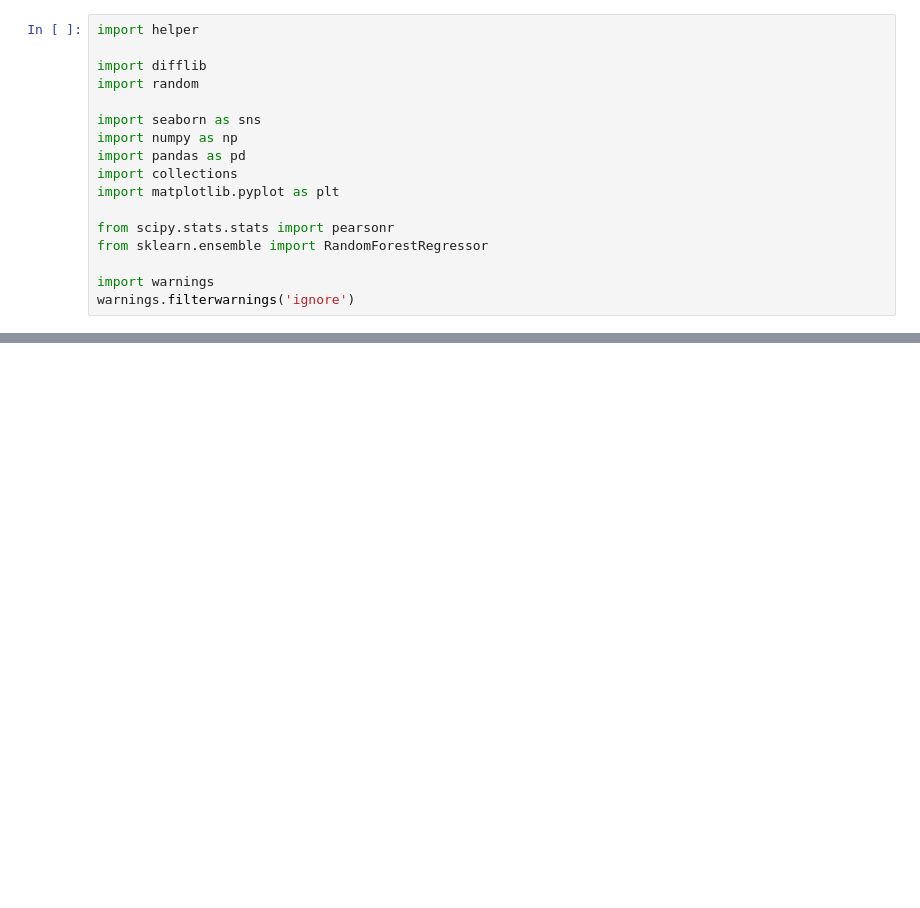
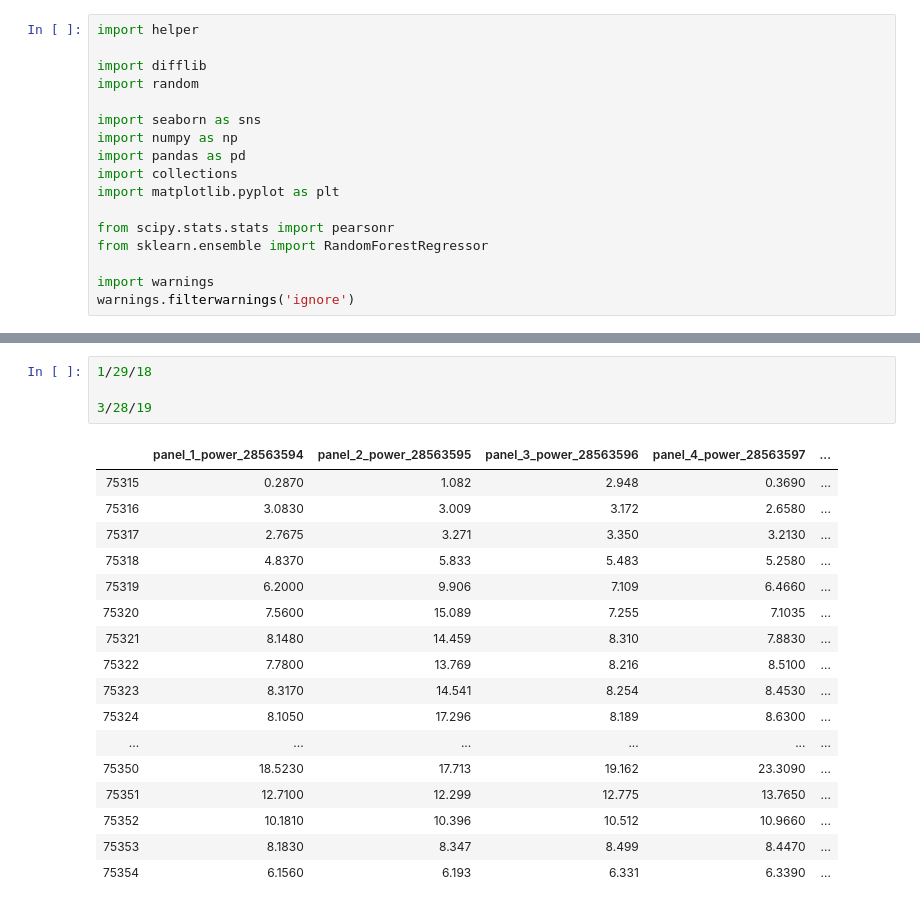
Before and after one commit to Aslanfmh65/solar_anomaly, a Jupyter notebook: Untitled.ipynb, the cells around one changed output, grey strips where cells are left out. Drawn from its saved outputs; the diff is of its cells as text; blank space fills up the shorter version.

```diff
--- a/Untitled.ipynb
+++ b/Untitled.ipynb
@@ -237,0 +559,22 @@ feature
+# %%
+1/29/18
+
+3/28/19
+# %% [output]
+|  | panel_1_power_28563594 | panel_2_power_28563595 | panel_3_power_28563596 | panel_4_power_28563597 | ... |
+| 75315 | 0.2870 | 1.082 | 2.948 | 0.3690 | ... |
+| 75316 | 3.0830 | 3.009 | 3.172 | 2.6580 | ... |
+| 75317 | 2.7675 | 3.271 | 3.350 | 3.2130 | ... |
+| 75318 | 4.8370 | 5.833 | 5.483 | 5.2580 | ... |
+| 75319 | 6.2000 | 9.906 | 7.109 | 6.4660 | ... |
+| 75320 | 7.5600 | 15.089 | 7.255 | 7.1035 | ... |
+| 75321 | 8.1480 | 14.459 | 8.310 | 7.8830 | ... |
+| 75322 | 7.7800 | 13.769 | 8.216 | 8.5100 | ... |
+| 75323 | 8.3170 | 14.541 | 8.254 | 8.4530 | ... |
+| 75324 | 8.1050 | 17.296 | 8.189 | 8.6300 | ... |
+| ... | ... | ... | ... | ... | ... |
+| 75350 | 18.5230 | 17.713 | 19.162 | 23.3090 | ... |
+| 75351 | 12.7100 | 12.299 | 12.775 | 13.7650 | ... |
+| 75352 | 10.1810 | 10.396 | 10.512 | 10.9660 | ... |
+| 75353 | 8.1830 | 8.347 | 8.499 | 8.4470 | ... |
+| 75354 | 6.1560 | 6.193 | 6.331 | 6.3390 | ... |
```
Also changed, not shown: parts of 26 cells of this notebook, 56 other files.
